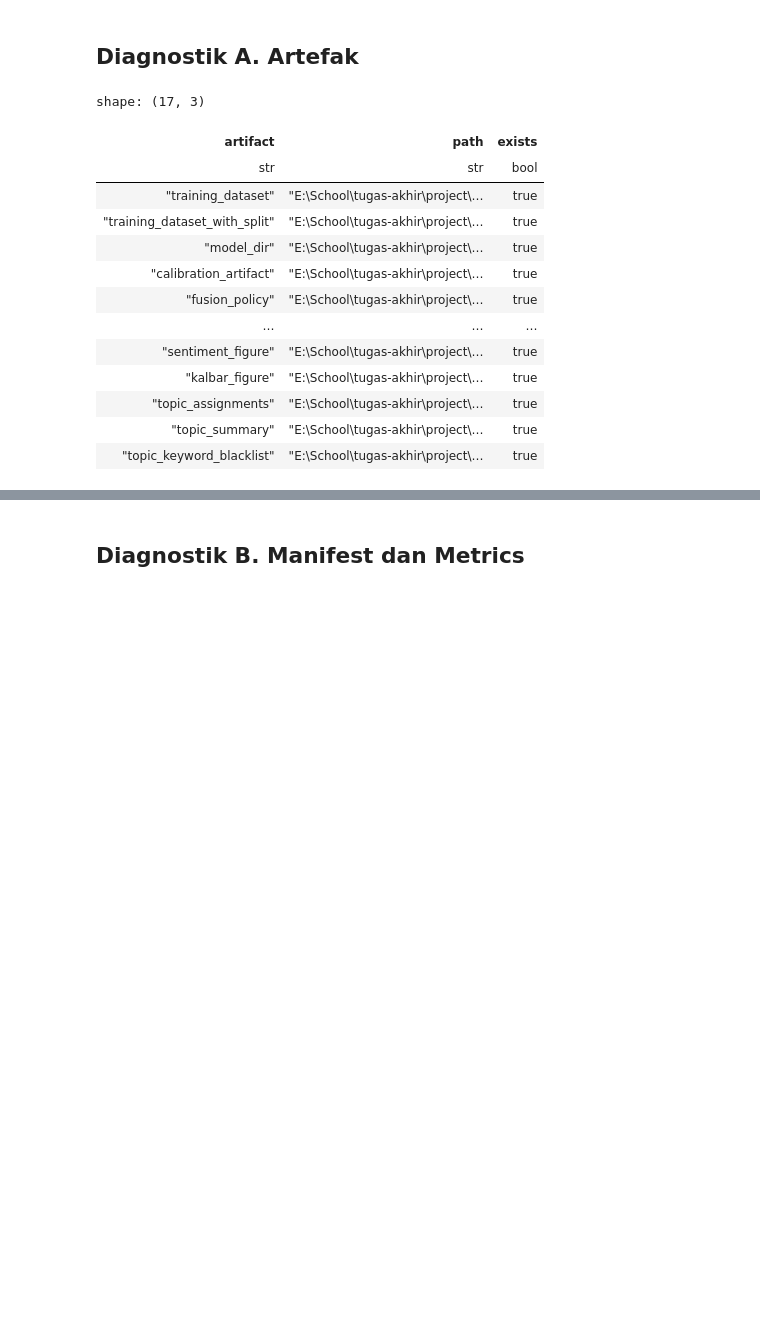
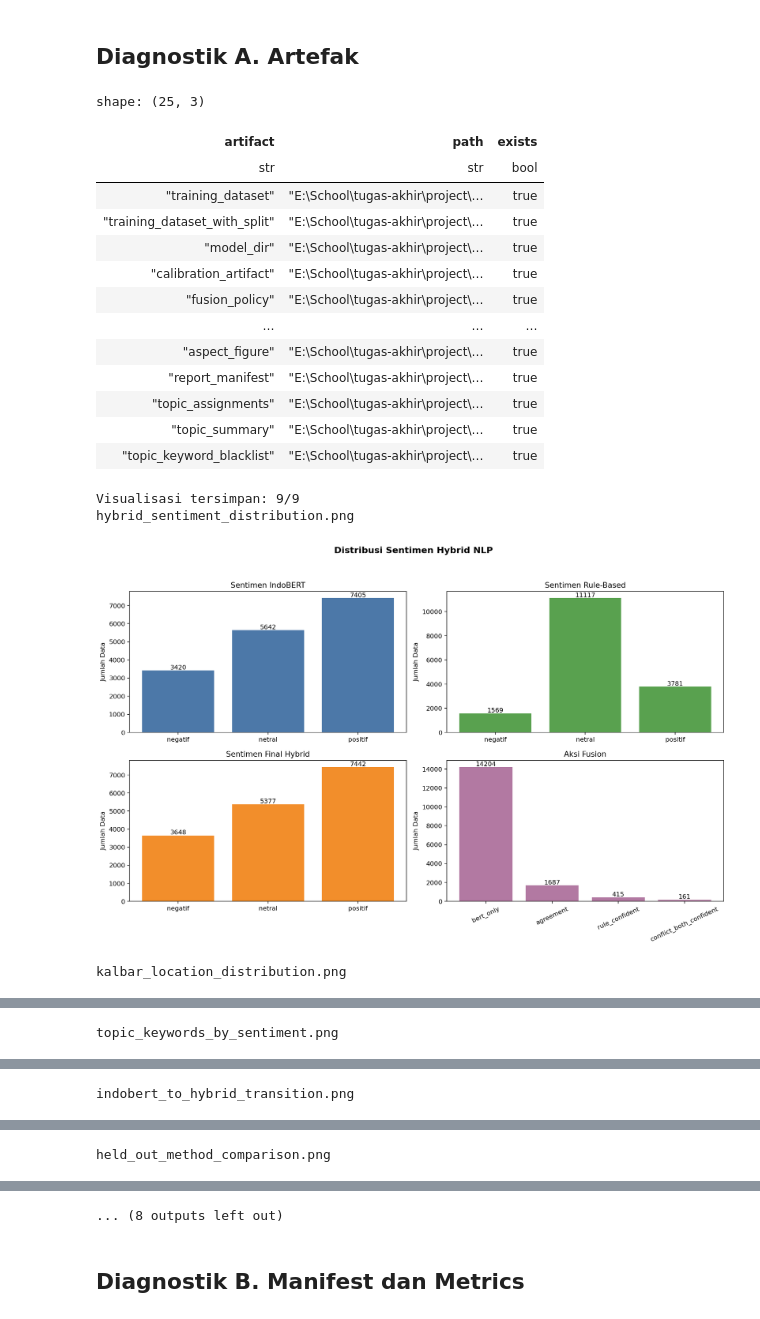
Before and after one commit to dammar01/hybrid-nlp-sentiment-classification, a Jupyter notebook: calibration.ipynb, the cells around one changed output, grey strips where cells are left out. Cells and saved outputs as stored; diff of their text form; code cells hidden in the pictures; blank space fills up the shorter version.

```diff
--- a/calibration.ipynb
+++ b/calibration.ipynb
@@ -52,8 +52,10 @@ HYBRID_RUNTIME_MANIFEST_PATH = HYBRID_RUNTIME_DIR / "scenario_without_llm_manife
 HYBRID_REPORT_DIR = HYBRID_RUNTIME_DIR / "report"
 HYBRID_CLASSIFICATION_REPORT_PATH = HYBRID_REPORT_DIR / "hybrid_classification_report.parquet"
 HYBRID_EVALUATION_METRICS_PATH = HYBRID_REPORT_DIR / "hybrid_evaluation_metrics.json"
-HYBRID_SENTIMENT_FIGURE_PATH = HYBRID_REPORT_DIR / "hybrid_sentiment_distribution.png"
-HYBRID_KALBAR_FIGURE_PATH = HYBRID_REPORT_DIR / "hybrid_kalbar_location_distribution.png"
+HYBRID_FIGURES_DIR = HYBRID_REPORT_DIR / "figures"
+HYBRID_REPORT_MANIFEST_PATH = HYBRID_REPORT_DIR / "hybrid_report_manifest.json"
+HYBRID_SENTIMENT_FIGURE_PATH = HYBRID_FIGURES_DIR / "hybrid_sentiment_distribution.png"
+HYBRID_KALBAR_FIGURE_PATH = HYBRID_FIGURES_DIR / "kalbar_location_distribution.png"
 
 RUN_BUILD_TRAINING_DATASET = True
 RUN_BUILD_RAW_CANDIDATE_SCHEMA = False
@@ -61,7 +63,7 @@ RUN_CREATE_FIXED_SPLIT = True
 RUN_TRAIN_MODEL = not (MODEL_DIR / "config.json").exists()
 RUN_CALIBRATE_INDOBERT = True
 RUN_RUNTIME_HYBRID = True
-RUN_TOPIC_EXTRACTION = True
+RUN_TOPIC_EXTRACTION = False  # run-hybrid-nlp sudah menghasilkan artefak topik
 RUN_REPORT_VISUALIZATIONS = True
 TOPIC_TOP_N = 5
 RUNTIME_LIMIT = None
@@ -692,36 +660,58 @@ artifact_paths = {
     "calibration_artifact": CALIBRATION_ARTIFACT_PATH,
     "fusion_policy": FUSION_POLICY_PATH,
     "fusion_metrics": FUSION_METRICS_PATH,
     "held_out_test_predictions": HYBRID_TEST_PREDICTIONS_PATH,
     "hybrid_predictions": HYBRID_PREDICTIONS_PATH,
     "hybrid_summary": HYBRID_RUNTIME_SUMMARY_PATH,
     "hybrid_manifest": HYBRID_RUNTIME_MANIFEST_PATH,
     "classification_report": HYBRID_CLASSIFICATION_REPORT_PATH,
     "evaluation_metrics": HYBRID_EVALUATION_METRICS_PATH,
     "sentiment_figure": HYBRID_SENTIMENT_FIGURE_PATH,
     "kalbar_figure": HYBRID_KALBAR_FIGURE_PATH,
+    "topic_keyword_figure": HYBRID_FIGURES_DIR / "topic_keywords_by_sentiment.png",
+    "transition_figure": HYBRID_FIGURES_DIR / "indobert_to_hybrid_transition.png",
+    "held_out_comparison_figure": HYBRID_FIGURES_DIR / "held_out_method_comparison.png",
+    "held_out_per_label_figure": HYBRID_FIGURES_DIR / "held_out_per_label_confusion.png",
+    "split_runtime_figure": HYBRID_FIGURES_DIR / "dataset_split_and_runtime_distribution.png",
+    "domain_source_figure": HYBRID_FIGURES_DIR / "domain_and_source_type_distribution.png",
+    "aspect_figure": HYBRID_FIGURES_DIR / "aspect_distribution.png",
+    "report_manifest": HYBRID_REPORT_MANIFEST_PATH,
     "topic_assignments": TOPIC_ASSIGNMENTS_PATH,
     "topic_summary": TOPIC_SUMMARY_PATH,
     "topic_keyword_blacklist": TOPIC_KEYWORD_BLACKLIST_PATH,
 }
 
 artifact_df = pl.DataFrame([
     {"artifact": name, "path": str(path), "exists": Path(path).exists()}
     for name, path in artifact_paths.items()
 ])
 display(artifact_df)
+
+from IPython.display import Image
+figure_artifacts = [
+    path for name, path in artifact_paths.items()
+    if name.endswith("_figure") and Path(path).exists()
+]
+print(f"Visualisasi tersimpan: {len(figure_artifacts)}/9")
+for figure_path in figure_artifacts:
+    print(figure_path.name)
+    display(Image(filename=str(figure_path)))
 # %% [output]
-shape: (17, 3)
+shape: (25, 3)
 | artifact | path | exists |
 | str | str | bool |
 | "training_dataset" | "E:\School\tugas-akhir\project\… | true |
 | "training_dataset_with_split" | "E:\School\tugas-akhir\project\… | true |
 | "model_dir" | "E:\School\tugas-akhir\project\… | true |
 | "calibration_artifact" | "E:\School\tugas-akhir\project\… | true |
 | "fusion_policy" | "E:\School\tugas-akhir\project\… | true |
 | … | … | … |
-| "sentiment_figure" | "E:\School\tugas-akhir\project\… | true |
-| "kalbar_figure" | "E:\School\tugas-akhir\project\… | true |
+| "aspect_figure" | "E:\School\tugas-akhir\project\… | true |
+| "report_manifest" | "E:\School\tugas-akhir\project\… | true |
 | "topic_assignments" | "E:\School\tugas-akhir\project\… | true |
 | "topic_summary" | "E:\School\tugas-akhir\project\… | true |
 | "topic_keyword_blacklist" | "E:\School\tugas-akhir\project\… | true |
+Visualisasi tersimpan: 9/9
+hybrid_sentiment_distribution.png
+[figure, added]
+kalbar_location_distribution.png
@@ -727,0 +719 @@ shape: (17, 3)
+topic_keywords_by_sentiment.png
@@ -727,0 +721 @@ shape: (17, 3)
+indobert_to_hybrid_transition.png
@@ -727,0 +723 @@ shape: (17, 3)
+held_out_method_comparison.png
@@ -728,3 +725,4 @@ shape: (17, 3)
+... (8 outputs left out)
 # %% [markdown]
 ## Diagnostik B. Manifest dan Metrics
 # %%
```
Also changed, not shown: parts of 10 cells of this notebook, 2 other files.
